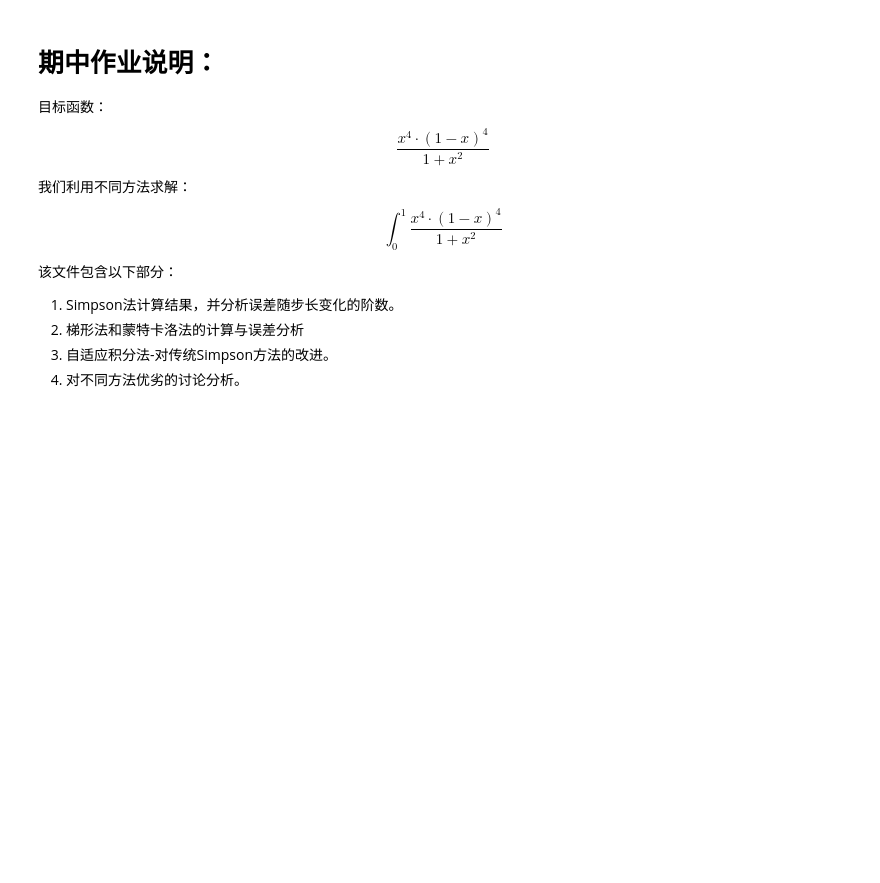
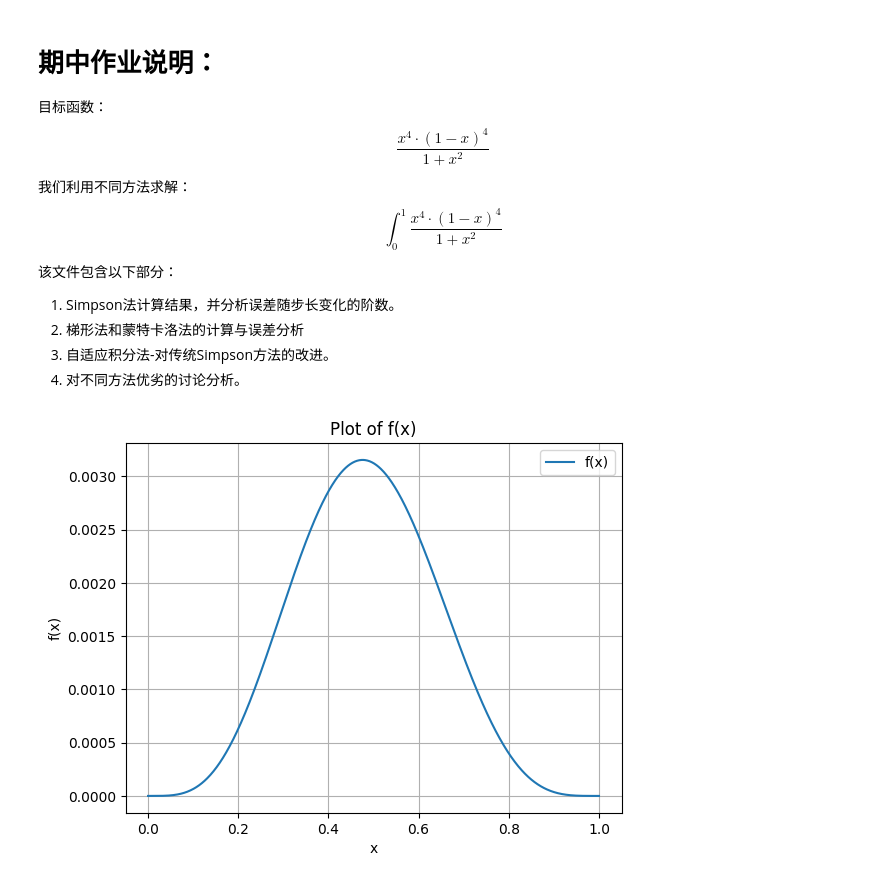
Before and after one commit to k1-star/computational-physics, a Jupyter notebook: project1/int.ipynb, the cells around one changed output. Saved outputs shown, nothing was run; the diff lists cells and outputs as text; code cells hidden in the pictures; blank space fills up the shorter version.

```diff
--- a/project1/int.ipynb
+++ b/project1/int.ipynb
@@ -6,6 +6,22 @@
 2. 梯形法和蒙特卡洛法的计算与误差分析
 3. 自适应积分法-对传统Simpson方法的改进。
 4. 对不同方法优劣的讨论分析。
+# %%
+import numpy as np
+def f(x):
+    return (x**4)*((1-x)**4)/(1+x**2)
+x=np.linspace(0, 1, 1000)
+y=f(x)
+import matplotlib.pyplot as plt
+plt.plot(x, y, label='f(x)')
+plt.title('Plot of f(x)')
+plt.xlabel('x')
+plt.ylabel('f(x)')
+plt.legend()
+plt.grid()
+plt.show()
+# %% [output]
+[figure, added]
 # %%
 from math import pi
 import time
```
Also changed, not shown: parts of 9 cells of this notebook, 6 other files.
